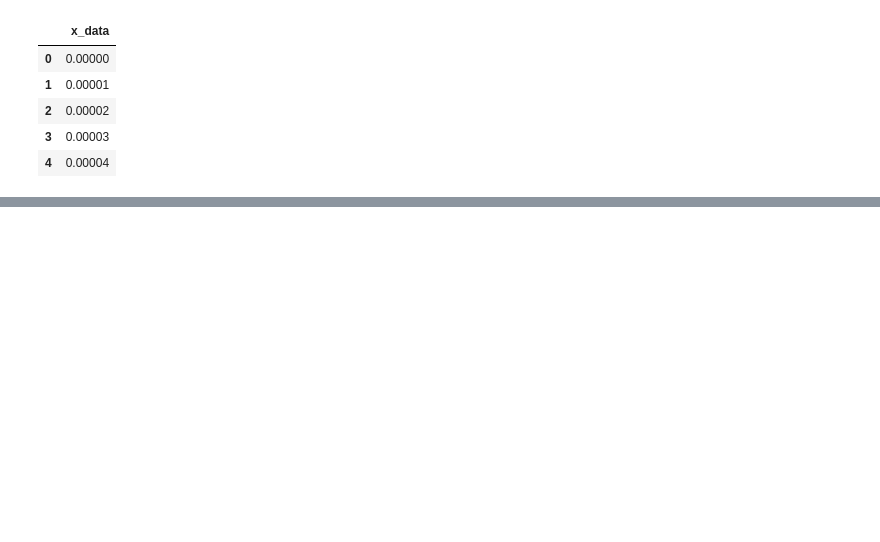
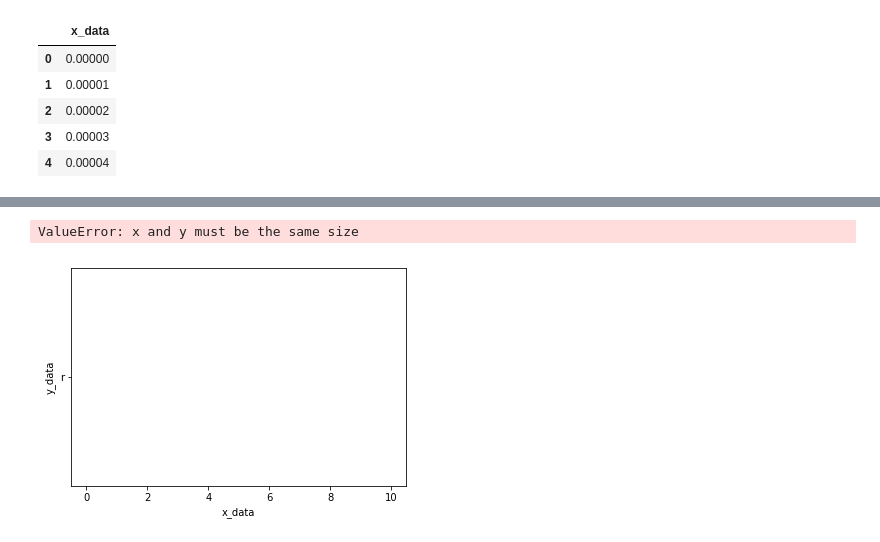
Before and after one commit to Arifkhan21/TensorFlow, a Jupyter notebook: Regression_exp.ipynb, the cells around one changed output, grey strips where cells are left out. Drawn from its saved outputs; the diff is of its cells as text; code cells hidden in the pictures; blank space fills up the shorter version.

```diff
--- a/Regression_exp.ipynb
+++ b/Regression_exp.ipynb
@@ -86,0 +243,6 @@ plt.plot(x_dt,y_pl,'r')
+# %%
+my_data.sample(n=250).plot(kind = 'scatter',x='x_data',y='y_data')
+plt.scatter([new_data,predicts],'r')
+# %% [output]
+ValueError: x and y must be the same size
+[figure, added]
```
Also changed, not shown: parts of 23 cells of this notebook.
